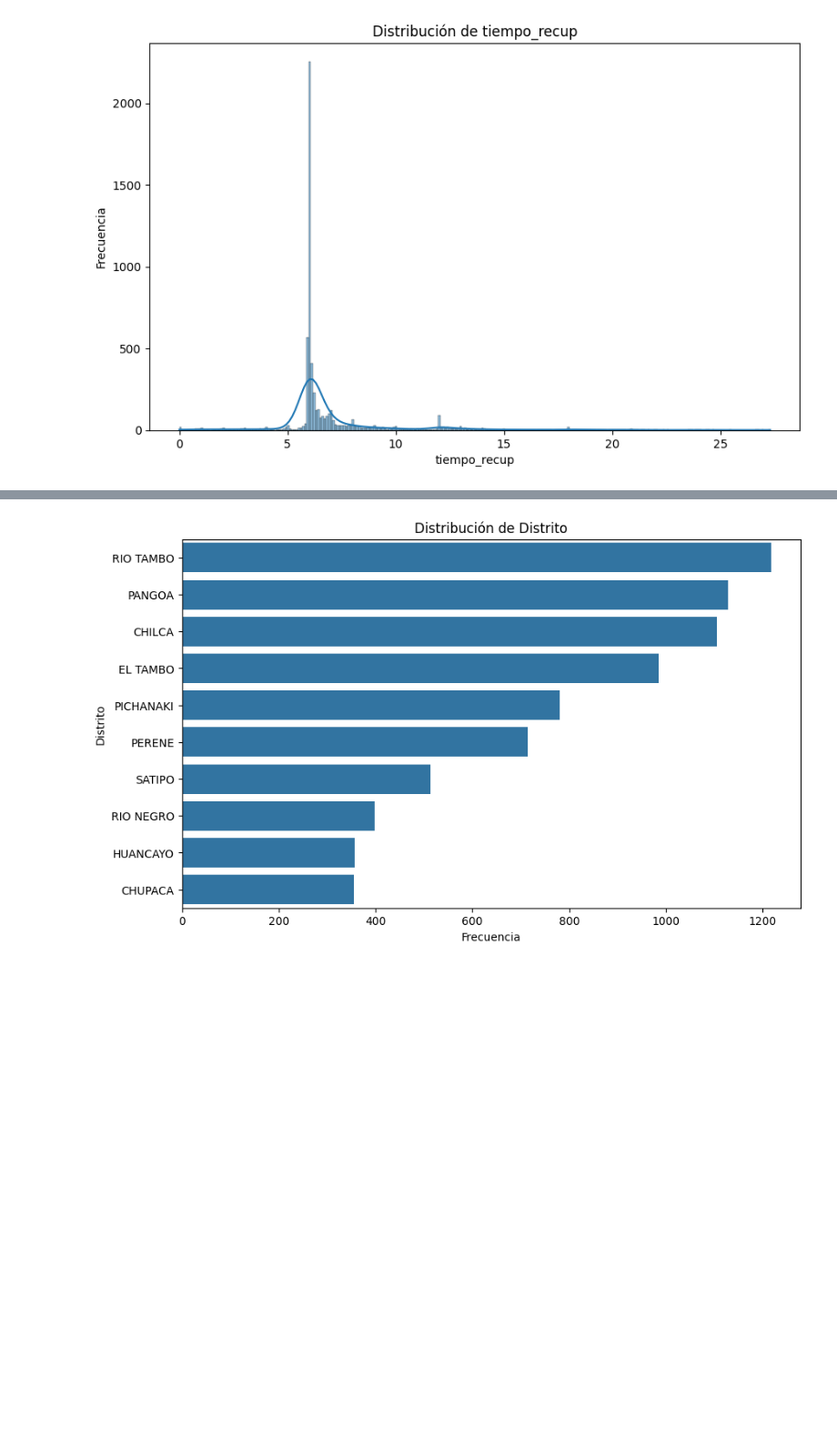
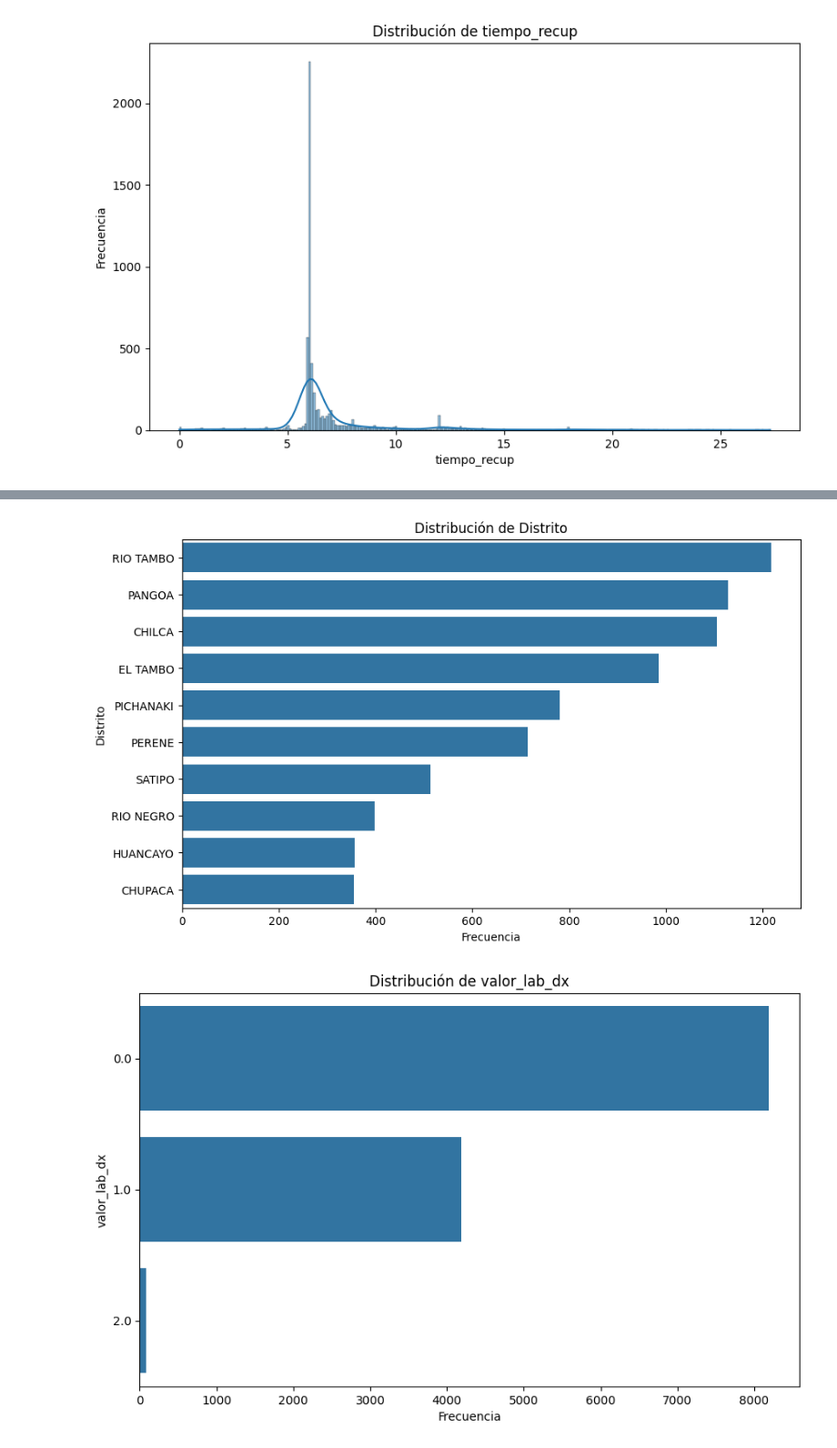
Before and after one commit to R0SEWT/HbJunin, a Jupyter notebook: code/AnalisisExploratorio.ipynb, the cells around one changed output, grey strips where cells are left out. Shown: that part at 91% size. Cells and saved outputs as stored; diff of their text form; code cells hidden in the pictures; blank space fills up the shorter version.

```diff
--- a/code/AnalisisExploratorio.ipynb
+++ b/code/AnalisisExploratorio.ipynb
@@ -75,7 +75,7 @@ top     VALLE DEL MANTARO   CHILCA        CIUDAD SATELITE  HUANCAYO  RIO TAMBO
 freq                 4687     1963                    425      4177       1217
 # %%
 # Lista de variables numéricas clave
-numerical_vars = ['valor_lab_dx','recup','hb_dx', 'hb_unmes', 'hb_tresmeses', 'hb_seismeses', 'tiempo_recup']
+numerical_vars = ['hb_dx', 'hb_unmes', 'hb_tresmeses', 'hb_seismeses', 'tiempo_recup']
 
 # Crear un gráfico de distribución para cada variable numérica
 for var in numerical_vars:
@@ -95,19 +95,20 @@ for var in numerical_vars:
 [figure]
 # %%
 # Lista de variables categóricas clave
-categorical_vars = ['Red', 'MicroRed', 'Provincia', 'Distrito']
+categorical_vars = ['Red', 'MicroRed', 'Provincia', 'Distrito','valor_lab_dx','recup']
 
 # Crear un gráfico de conteo para cada variable categórica
 for var in categorical_vars:
     plt.figure(figsize=(10, 6))
     top_catego = df[var].value_counts().index[:10]
     sns.countplot(y=df[var], order=top_catego)
     plt.title(f'Distribución de {var}')
     plt.xlabel('Frecuencia')
     plt.ylabel(var)
     plt.show()
 # %% [output]
 [figure]
 [figure]
 [figure]
 [figure]
+[figure, added]
```
Also changed, not shown: parts of 4 cells of this notebook, 1 other file.
